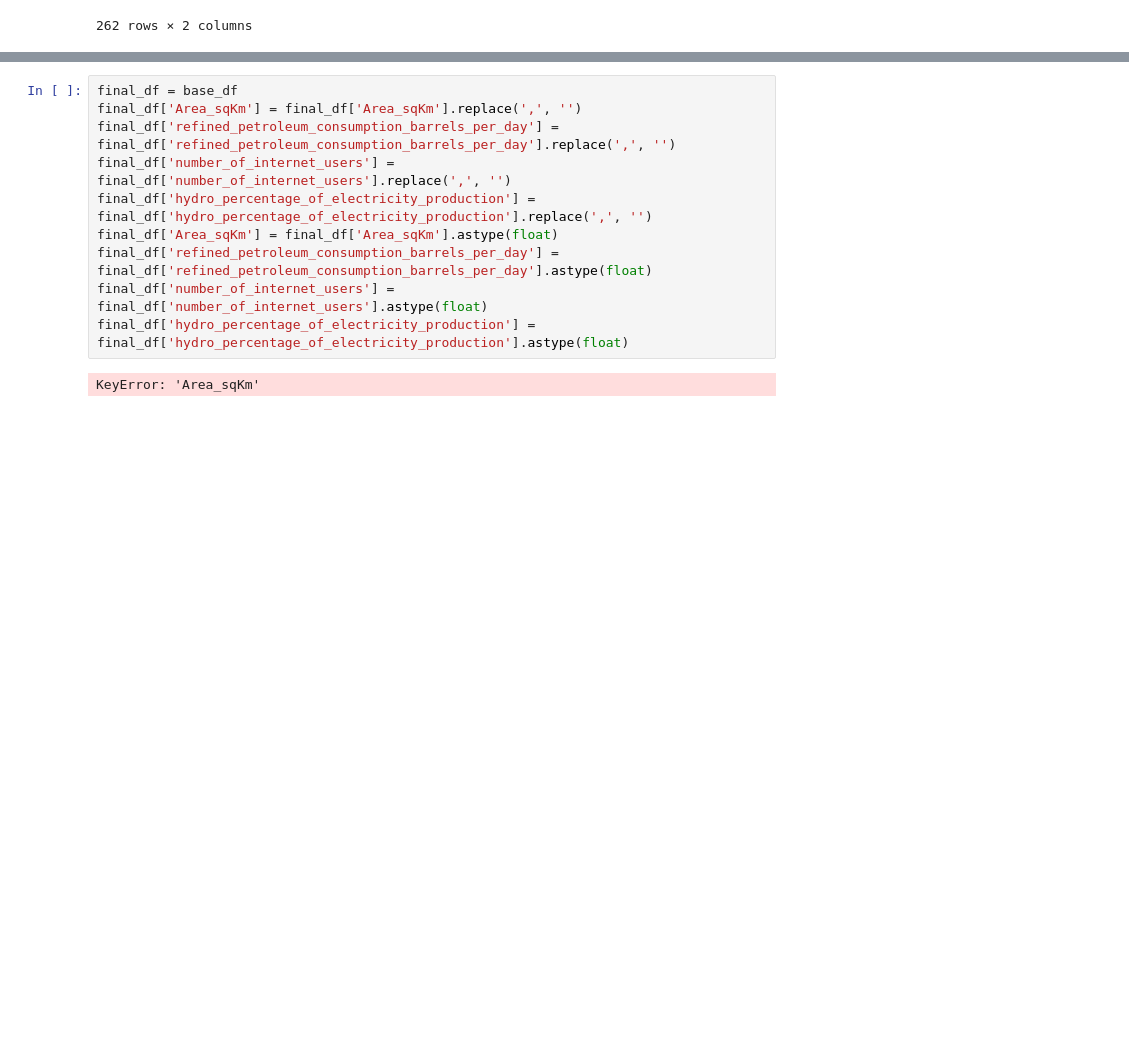
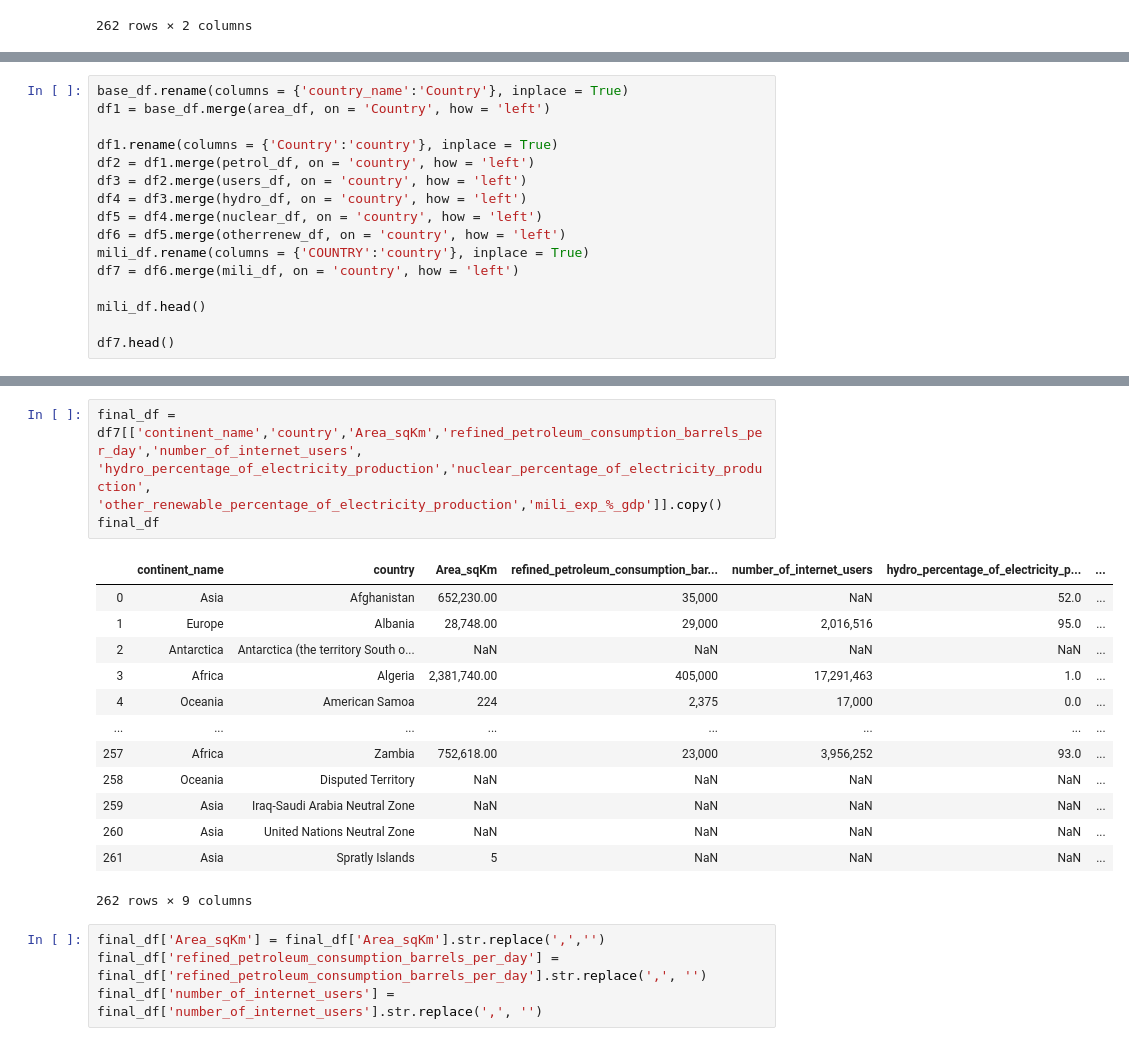
Before and after one commit to Silkways/CIA-Project, a Jupyter notebook: Laura's notebook.ipynb, the cells around one changed output, grey strips where cells are left out. Drawn from its saved outputs; the diff is of its cells as text; blank space fills up the shorter version.

```diff
--- a/Laura's notebook.ipynb
+++ b/Laura's notebook.ipynb
@@ -120,3 +108,19 @@ mili_df.head()
 | 2 | 3 | United Arab Emirates | 5.70 | 2016 | NaN |
 | 3 | 4 | Algeria | 5.27 | 2018 | NaN |
 | 4 | 5 | Kuwait | 5.06 | 2018 | NaN |
+# %%
+base_df.rename(columns = {'country_name':'Country'}, inplace = True)
+df1 = base_df.merge(area_df, on = 'Country', how = 'left')
+
+df1.rename(columns = {'Country':'country'}, inplace = True)
+df2 = df1.merge(petrol_df, on = 'country', how = 'left')
+df3 = df2.merge(users_df, on = 'country', how = 'left')
+df4 = df3.merge(hydro_df, on = 'country', how = 'left')
+df5 = df4.merge(nuclear_df, on = 'country', how = 'left')
+df6 = df5.merge(otherrenew_df, on = 'country', how = 'left')
+mili_df.rename(columns = {'COUNTRY':'country'}, inplace = True)
+df7 = df6.merge(mili_df, on = 'country', how = 'left')
+
+mili_df.head()
+
+df7.head()
@@ -123,12 +135,21 @@ mili_df.head()
+# %%
+final_df = df7[['continent_name','country','Area_sqKm','refined_petroleum_consumption_barrels_per_day','number_of_internet_users', 'hydro_percentage_of_electricity_production','nuclear_percentage_of_electricity_production', 'other_renewable_percentage_of_electricity_production','mili_exp_%_gdp']].copy()
+final_df
+# %% [output]
+|  | continent_name | country | Area_sqKm | refined_petroleum_consumption_bar... | number_of_internet_users | hydro_percentage_of_electricity_p... | ... |
+| 0 | Asia | Afghanistan | 652,230.00 | 35,000 | NaN | 52.0 | ... |
+| 1 | Europe | Albania | 28,748.00 | 29,000 | 2,016,516 | 95.0 | ... |
+| 2 | Antarctica | Antarctica (the territory South o... | NaN | NaN | NaN | NaN | ... |
+| 3 | Africa | Algeria | 2,381,740.00 | 405,000 | 17,291,463 | 1.0 | ... |
+| 4 | Oceania | American Samoa | 224 | 2,375 | 17,000 | 0.0 | ... |
+| ... | ... | ... | ... | ... | ... | ... | ... |
+| 257 | Africa | Zambia | 752,618.00 | 23,000 | 3,956,252 | 93.0 | ... |
+| 258 | Oceania | Disputed Territory | NaN | NaN | NaN | NaN | ... |
+| 259 | Asia | Iraq-Saudi Arabia Neutral Zone | NaN | NaN | NaN | NaN | ... |
+| 260 | Asia | United Nations Neutral Zone | NaN | NaN | NaN | NaN | ... |
+| 261 | Asia | Spratly Islands | 5 | NaN | NaN | NaN | ... |
+262 rows × 9 columns
 # %%
-final_df = base_df
-final_df['Area_sqKm'] = final_df['Area_sqKm'].replace(',', '')
-final_df['refined_petroleum_consumption_barrels_per_day'] = final_df['refined_petroleum_consumption_barrels_per_day'].replace(',', '')
-final_df['number_of_internet_users'] = final_df['number_of_internet_users'].replace(',', '')
-final_df['hydro_percentage_of_electricity_production'] = final_df['hydro_percentage_of_electricity_production'].replace(',', '')
-final_df['Area_sqKm'] = final_df['Area_sqKm'].astype(float)
-final_df['refined_petroleum_consumption_barrels_per_day'] = final_df['refined_petroleum_consumption_barrels_per_day'].astype(float)
-final_df['number_of_internet_users'] = final_df['number_of_internet_users'].astype(float)
-final_df['hydro_percentage_of_electricity_production'] = final_df['hydro_percentage_of_electricity_production'].astype(float)
+final_df['Area_sqKm'] = final_df['Area_sqKm'].str.replace(',','')
+final_df['refined_petroleum_consumption_barrels_per_day'] = final_df['refined_petroleum_consumption_barrels_per_day'].str.replace(',', '')
+final_df['number_of_internet_users'] = final_df['number_of_internet_users'].str.replace(',', '')
-# %% [output]
-KeyError: 'Area_sqKm'
```
Also changed, not shown: parts of 8 cells of this notebook.
